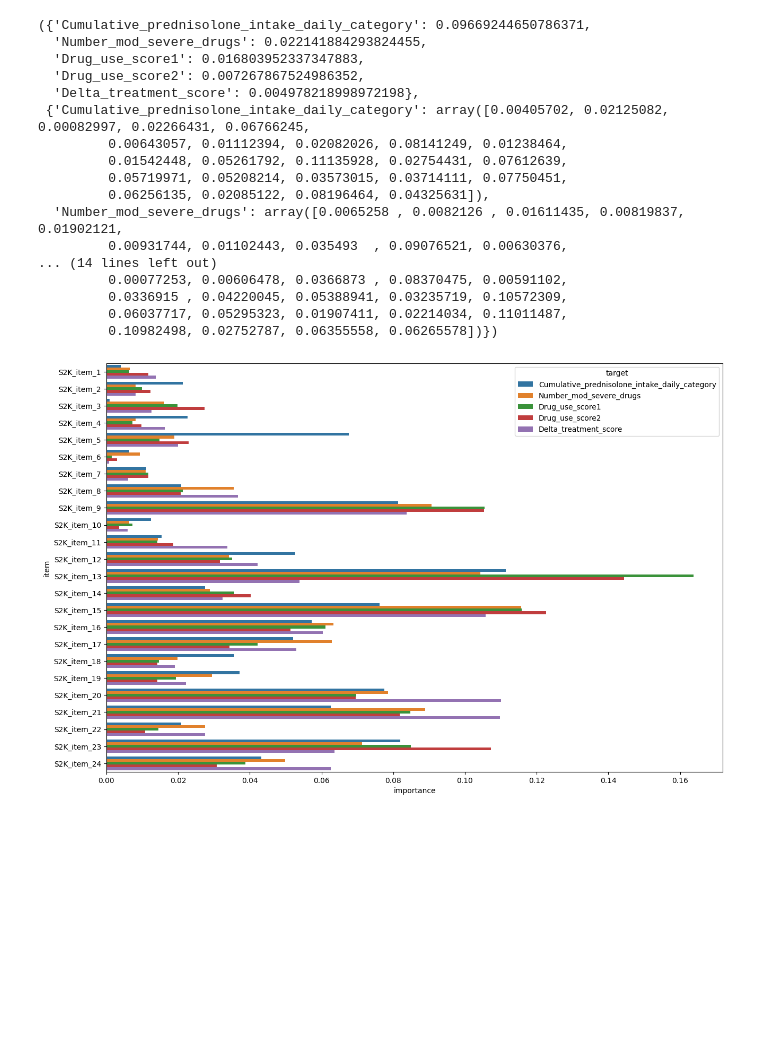
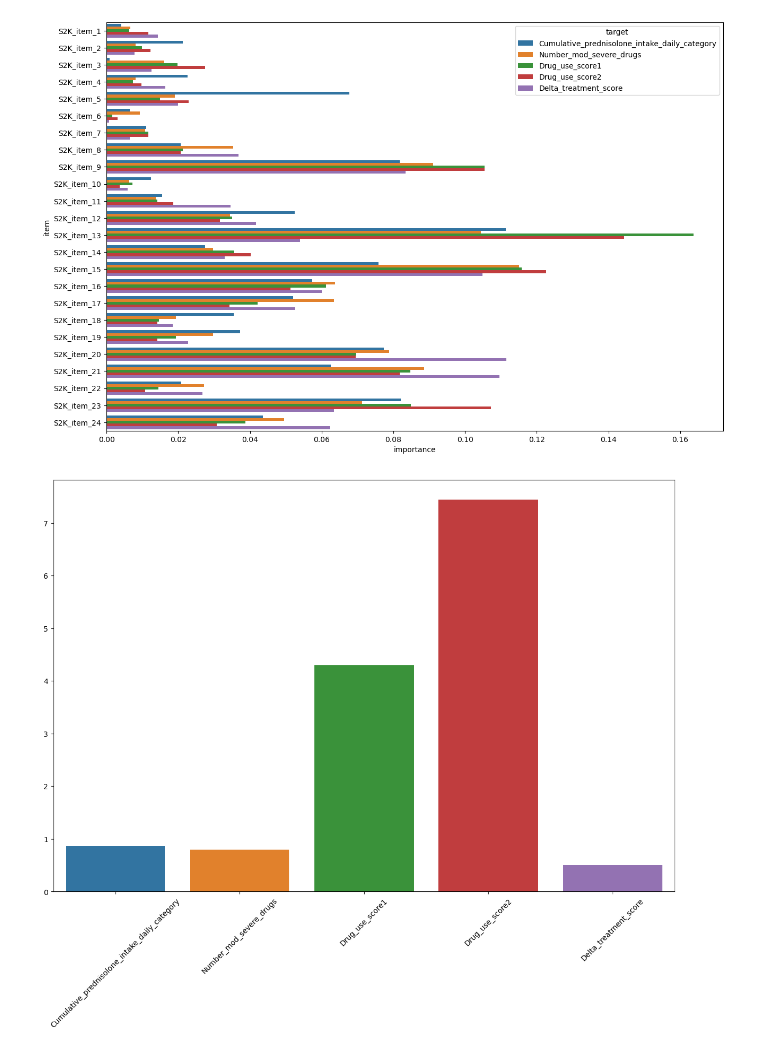
Before and after one commit to isevr/SDI, a Jupyter notebook: v3/eda_data2.ipynb, the cells around one changed output. Drawn from its saved outputs; the diff is of its cells as text; code cells hidden in the pictures; blank space fills up the shorter version.

```diff
--- a/v3/eda_data2.ipynb
+++ b/v3/eda_data2.ipynb
@@ -31,60 +52,46 @@ X_train, X_test, y_train, y_test = train_test_split(features, targets, test_size
 # %%
 predn_rf = RandomForestRegressor(random_state=42)
 sev_drugs_rf = RandomForestRegressor(random_state=42)
 du_sc1_rf = RandomForestRegressor(random_state=42)
 du_sc2_rf = RandomForestRegressor(random_state=42)
 delta_treat_rf = RandomForestRegressor(random_state=42)
 
 
 regressors = [predn_rf, sev_drugs_rf, du_sc1_rf, du_sc2_rf, delta_treat_rf]
 reg_names = labels
 
 def regressions():
     losses = {}
     importances = {}
     for i, name in zip(range(len(regressors)), reg_names):
-        regressors[i].fit(X_train, y_train[i])
+        regressors[i].fit(X_train, y_train[name])
         preds = regressors[i].predict(X_test)
-        loss = mean_squared_error(y_test[i], preds)
+        loss = mean_squared_error(y_test[name], preds)
         importances[name] = regressors[i].feature_importances_
         losses[name] = loss
 
     return losses, importances
 
 classification = regressions()
-classification
+
+
+importances_df = pd.DataFrame(classification[1],index=feats)
+
+melted = importances_df.reset_index().melt(id_vars='index', var_name='Variable', value_name='Value')
+melted.columns = ['item','target','importance']
+# melted['item'] = melted.item.apply(lambda x: re.sub(r'time_adj_|_percentage_followup','',x))
+
+plt.figure(figsize=(15,10))
+sns.barplot(melted,x='importance',y='item', hue='target')
+plt.show()
+
+plt.figure(figsize=(15,10))
+sns.barplot(pd.DataFrame.from_dict(classification[0], orient='index').T)
+plt.xticks(rotation=45)
+plt.show()
 # %% [output]
-({'Cumulative_prednisolone_intake_daily_category': 0.09669244650786371,
-  'Number_mod_severe_drugs': 0.022141884293824455,
-  'Drug_use_score1': 0.016803952337347883,
-  'Drug_use_score2': 0.007267867524986352,
-  'Delta_treatment_score': 0.004978218998972198},
- {'Cumulative_prednisolone_intake_daily_category': array([0.00405702, 0.02125082, 0.00082997, 0.02266431, 0.06766245,
-         0.00643057, 0.01112394, 0.02082026, 0.08141249, 0.01238464,
-         0.01542448, 0.05261792, 0.11135928, 0.02754431, 0.07612639,
-         0.05719971, 0.05208214, 0.03573015, 0.03714111, 0.07750451,
-         0.06256135, 0.02085122, 0.08196464, 0.04325631]),
-  'Number_mod_severe_drugs': array([0.0065258 , 0.0082126 , 0.01611435, 0.00819837, 0.01902121,
-         0.00931744, 0.01102443, 0.035493  , 0.09076521, 0.00630376,
-... (14 lines left out)
-         0.00077253, 0.00606478, 0.0366873 , 0.08370475, 0.00591102,
-         0.0336915 , 0.04220045, 0.05388941, 0.03235719, 0.10572309,
-         0.06037717, 0.05295323, 0.01907411, 0.02214034, 0.11011487,
-         0.10982498, 0.02752787, 0.06355558, 0.06265578])})
+[figure, added]
+[figure, added]
-# %%
-import re
-
-importances_df = pd.DataFrame(classification[1],index=feats)
-
-melted = importances_df.reset_index().melt(id_vars='index', var_name='Variable', value_name='Value')
-melted.columns = ['item','target','importance']
-# melted['item'] = melted.item.apply(lambda x: re.sub(r'time_adj_|_percentage_followup','',x))
-
-plt.figure(figsize=(15,10))
-sns.barplot(melted,x='importance',y='item', hue='target')
-plt.show()
-# %% [output]
-[figure, removed]
 # %%
 import xgboost
 
```
Also changed, not shown: parts of 6 cells of this notebook, 1 other file.
